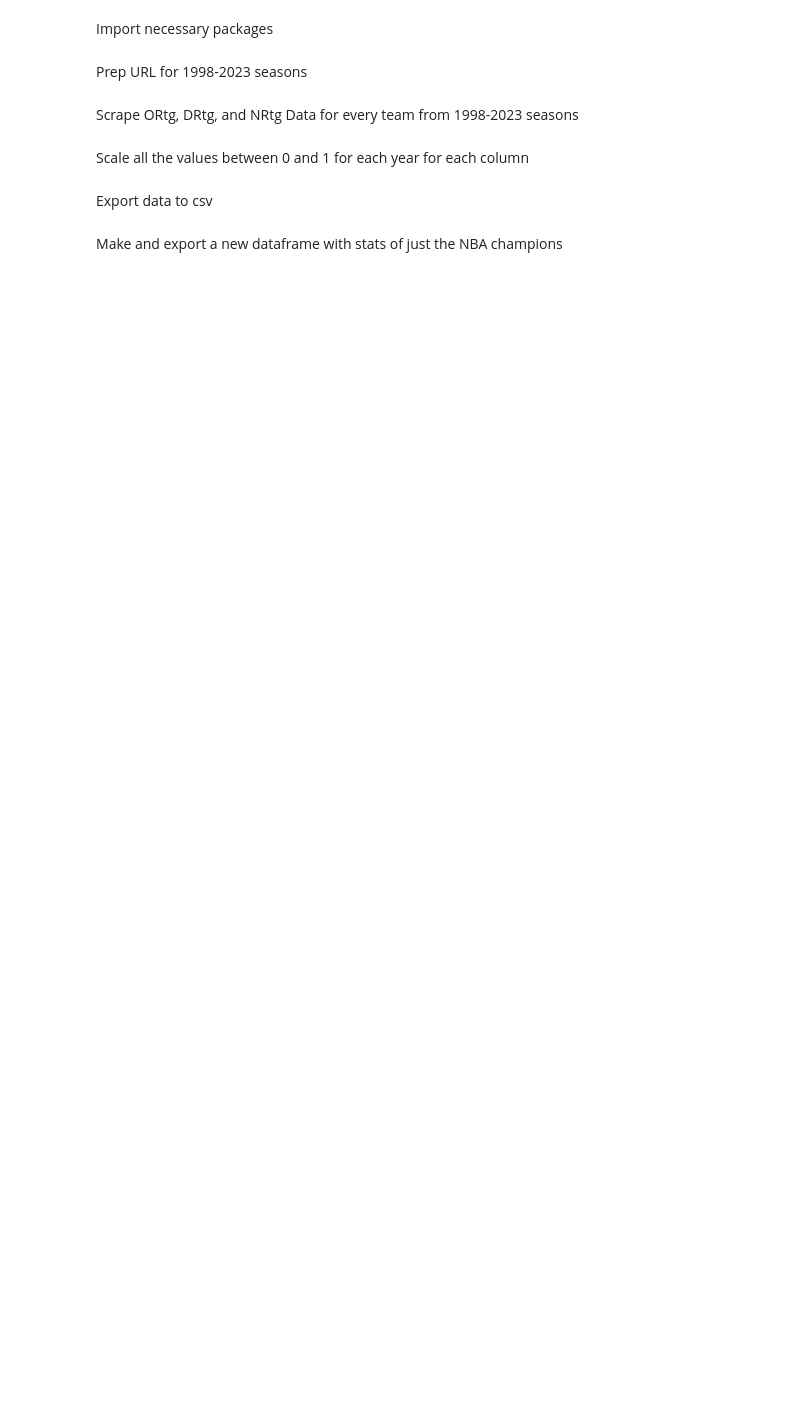
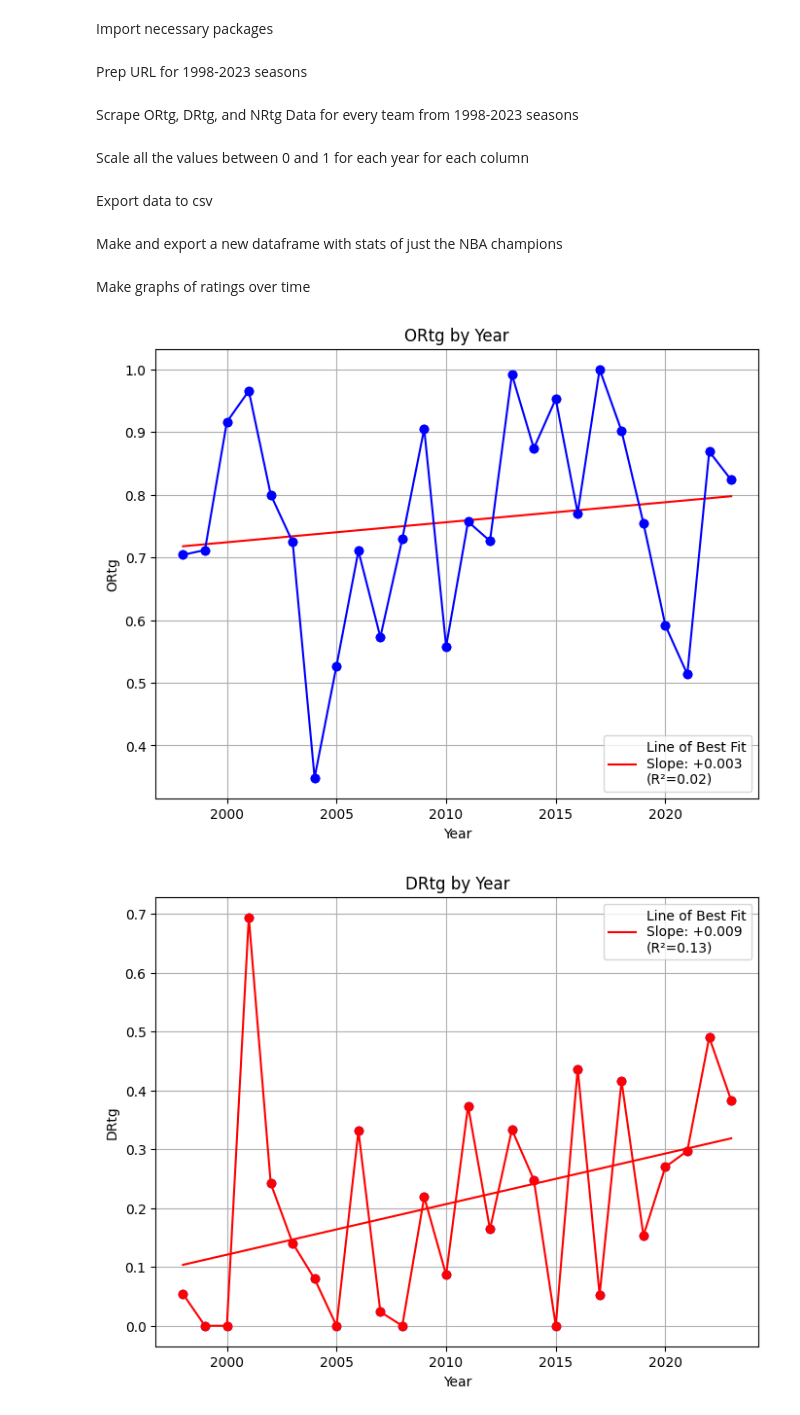
Before and after one commit to j-beastman/sportsanalfinal, a Jupyter notebook: Figures/ratings.ipynb, the cells around one changed output. Drawn from its saved outputs; the diff is of its cells as text; code cells hidden in the pictures; blank space fills up the shorter version.

Commit message:
added ratings graphs

```diff
--- a/Figures/ratings.ipynb
+++ b/Figures/ratings.ipynb
@@ -91,3 +93,56 @@ for year, champion_team in enumerate(champions, start=1998):
     champion_df = pd.concat([champion_stats, champion_df])
 
 champion_df.to_csv("champs.csv", index=False)
+# %% [markdown]
+Make graphs of ratings over time
+# %%
+def format_slope(slope):
+    if slope > 0:
+        return f'+{slope:.3f}'
+    else:
+        return f'{slope:.3f}'
+
+# Plot 'ORtg' by 'Year'
+plt.figure(figsize=(8, 6))
+plt.scatter(champion_df['Year'], champion_df['ORtg'], color='blue')
+slope, intercept, r_value, p_value, std_err = linregress(champion_df['Year'], champion_df['ORtg'])
+line = slope * champion_df['Year'] + intercept
+plt.plot(champion_df['Year'], line, color='red', label=f'Line of Best Fit\nSlope: {format_slope(slope)}\n(R²={r_value**2:.2f})')
+plt.plot(champion_df['Year'], champion_df['ORtg'], marker='o', color='blue', linestyle='-')
+plt.title('ORtg by Year')
+plt.xlabel('Year')
+plt.ylabel('ORtg')
+plt.legend()
+plt.grid(True)
+plt.show()
+
+# Plot 'DRtg' by 'Year'
+plt.figure(figsize=(8, 6))
+plt.scatter(champion_df['Year'], champion_df['DRtg'], color='blue')
+slope, intercept, r_value, p_value, std_err = linregress(champion_df['Year'], champion_df['DRtg'])
+line = slope * champion_df['Year'] + intercept
+plt.plot(champion_df['Year'], line, color='red', label=f'Line of Best Fit\nSlope: {format_slope(slope)}\n(R²={r_value**2:.2f})')
+plt.plot(champion_df['Year'], champion_df['DRtg'], marker='o', color='red', linestyle='-')
+plt.title('DRtg by Year')
+plt.xlabel('Year')
+plt.ylabel('DRtg')
+plt.legend()
+plt.grid(True)
+plt.show()
+
+# Plot 'NRtg' by 'Year'
+plt.figure(figsize=(8, 6))
+plt.scatter(champion_df['Year'], champion_df['NRtg'], color='blue')
+slope, intercept, r_value, p_value, std_err = linregress(champion_df['Year'], champion_df['NRtg'])
+line = slope * champion_df['Year'] + intercept
+plt.plot(champion_df['Year'], line, color='red', label=f'Line of Best Fit\nSlope: {format_slope(slope)}\n(R²={r_value**2:.2f})')
+plt.plot(champion_df['Year'], champion_df['NRtg'], marker='o', color='green', linestyle='-')
+plt.title('NRtg by Year')
+plt.xlabel('Year')
+plt.ylabel('NRtg')
+plt.legend()
+plt.grid(True)
+plt.show()
+# %% [output]
+[figure, added]
+[figure, added]
```
Also changed, not shown: parts of 2 cells of this notebook.
